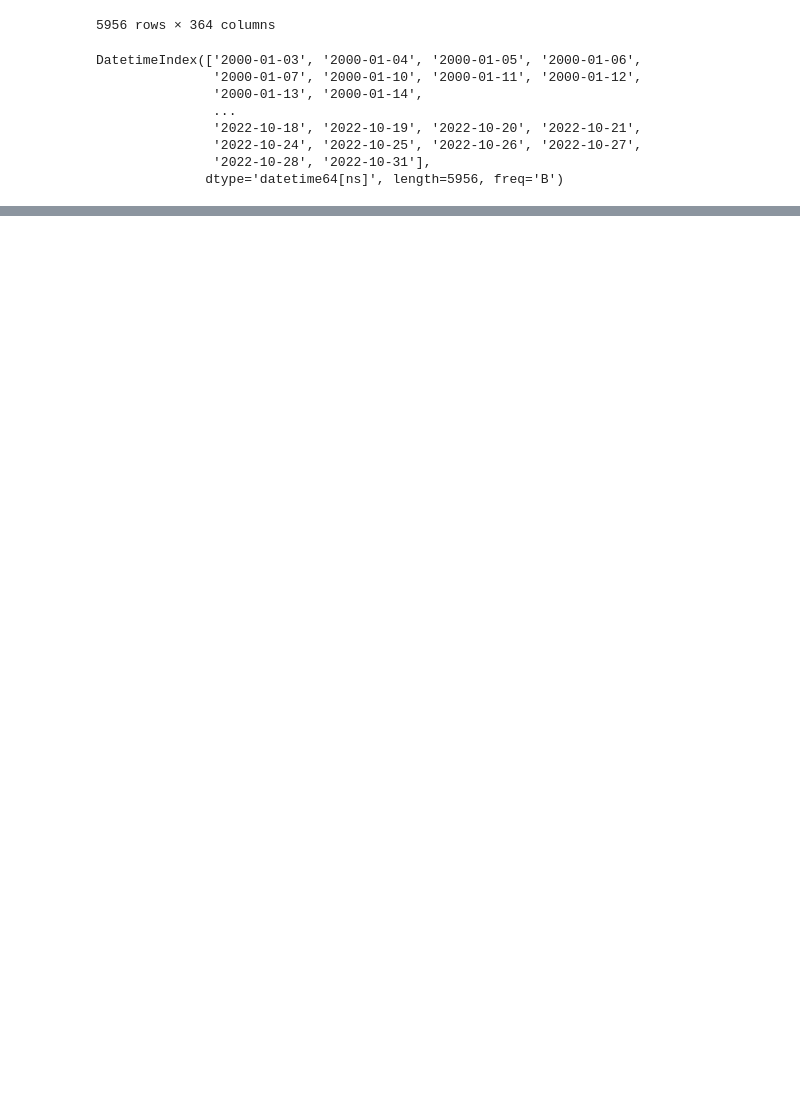
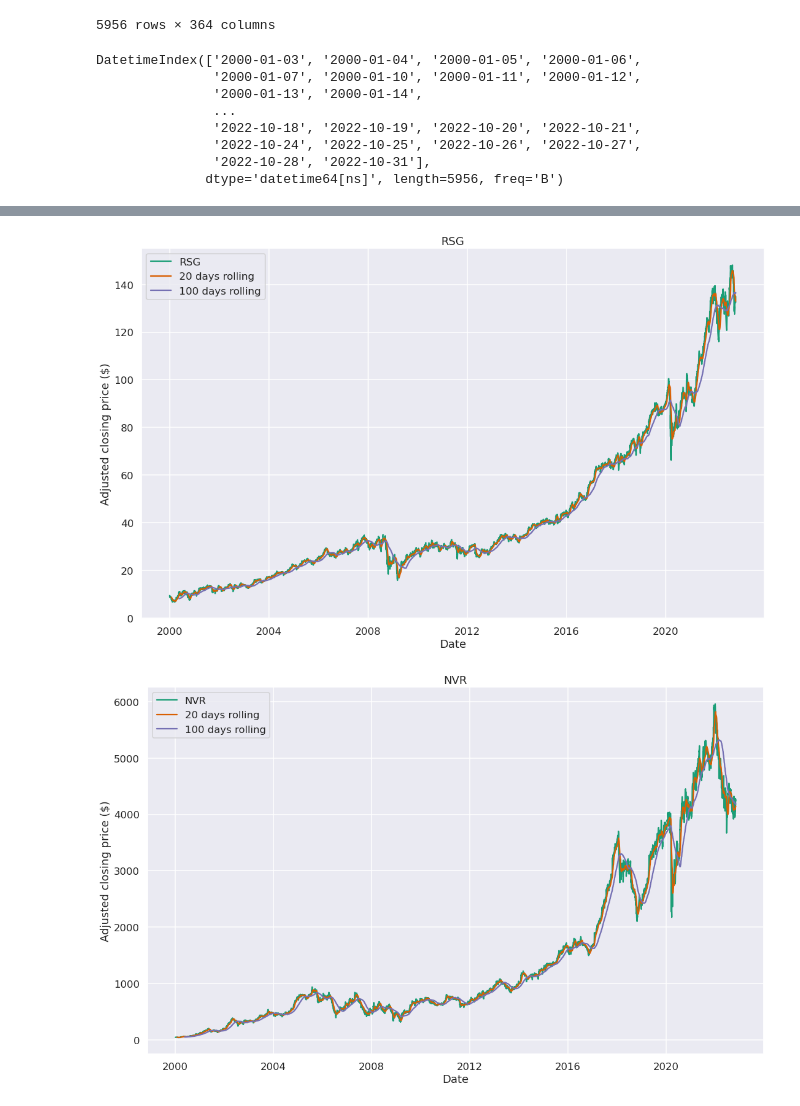
Before and after one commit to Jesus-Almansa/Final_Project_DA, a Jupyter notebook: project.ipynb, the cells around one changed output, grey strips where cells are left out. Cells and saved outputs as stored; diff of their text form; code cells hidden in the pictures; blank space fills up the shorter version.

```diff
--- a/project.ipynb
+++ b/project.ipynb
@@ -322,0 +308,5 @@ close_print(['AAPL'])
+# %%
+close_print(best.columns)
+# %% [output]
+[figure, added]
+[figure, added]
```
Also changed, not shown: parts of 14 cells of this notebook.
